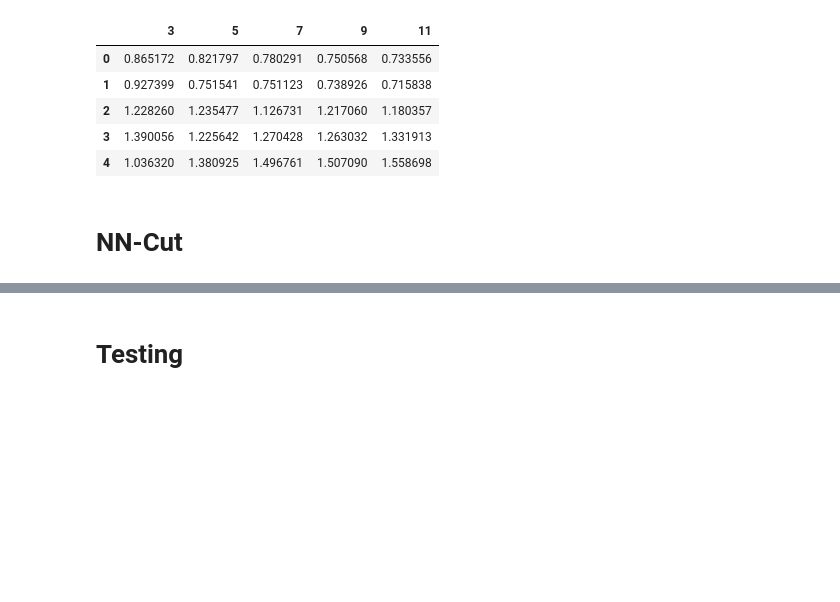
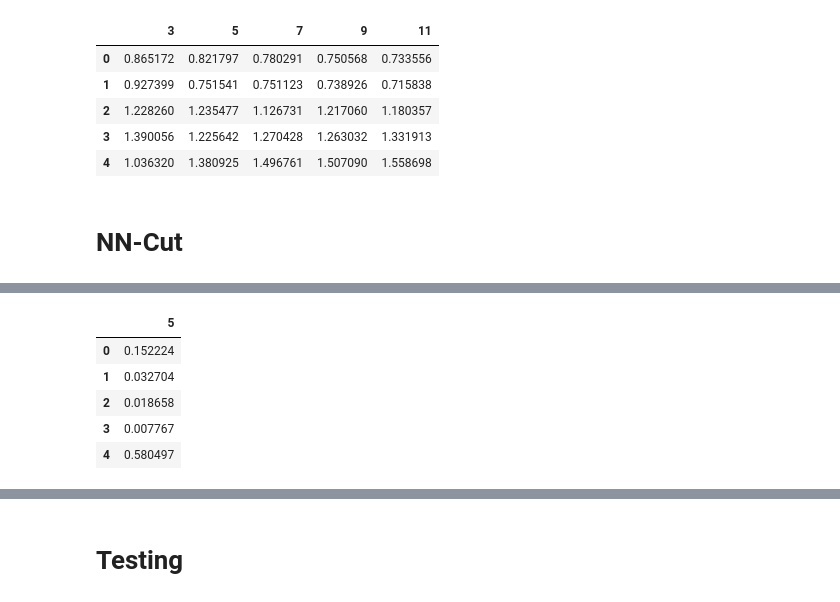
Before and after one commit to kmohab71/Image_Segmentation, a Jupyter notebook: IS.ipynb, the cells around one changed output, grey strips where cells are left out. Saved outputs shown, nothing was run; the diff lists cells and outputs as text; code cells hidden in the pictures; blank space fills up the shorter version.

```diff
--- a/IS.ipynb
+++ b/IS.ipynb
@@ -162,3 +173,12 @@ KeyboardInterrupt:
 # %%
 NN_f_measures_pd= pd.DataFrame(data=NN_f_measures, columns=[5])
 NN_entropy_score_pd= pd.DataFrame(data=NN_entropy_score, columns=[5])
+# %%
+NN_f_measures_pd
+# %% [output]
+|  | 5 |
+| 0 | 0.152224 |
+| 1 | 0.032704 |
+| 2 | 0.018658 |
+| 3 | 0.007767 |
+| 4 | 0.580497 |
```
Also changed, not shown: parts of 4 cells of this notebook, 20 other files.
